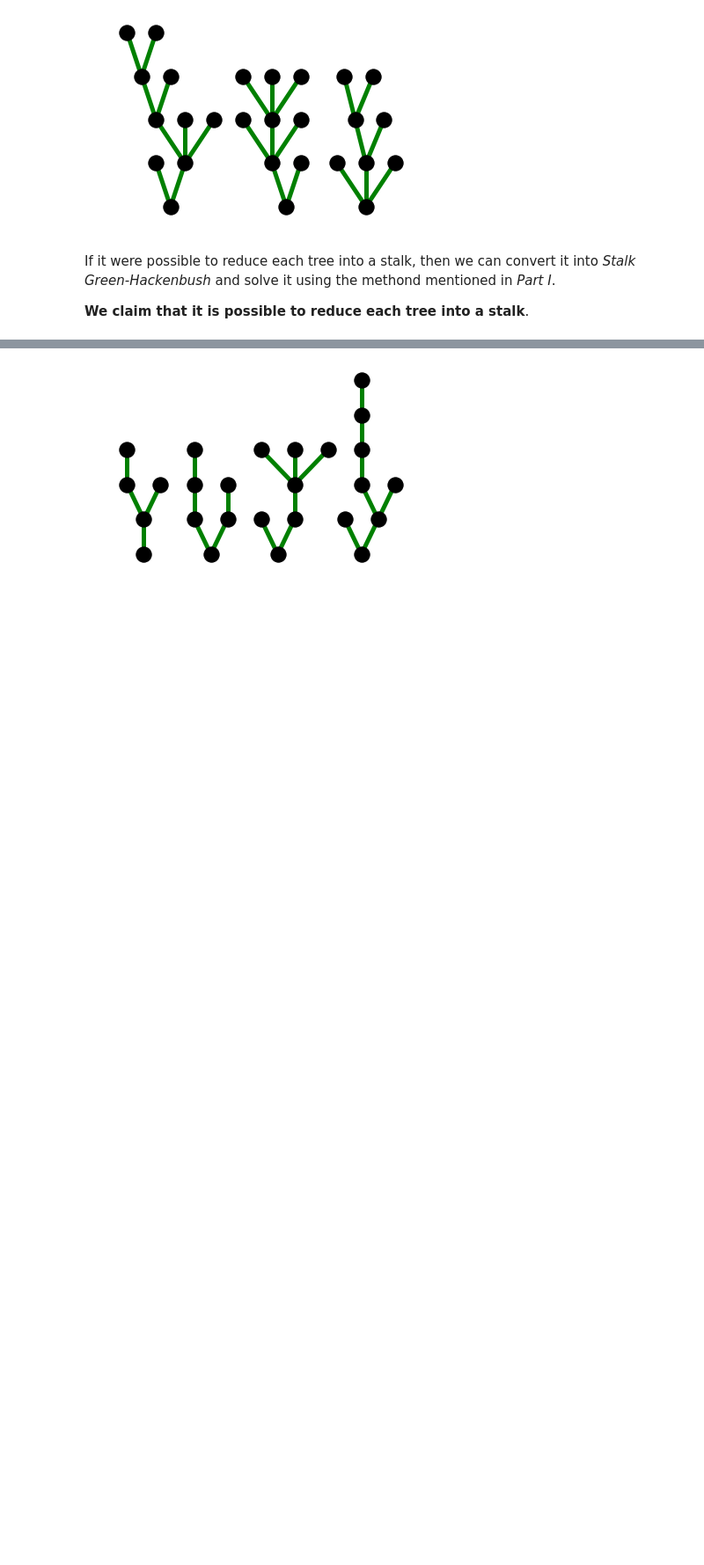
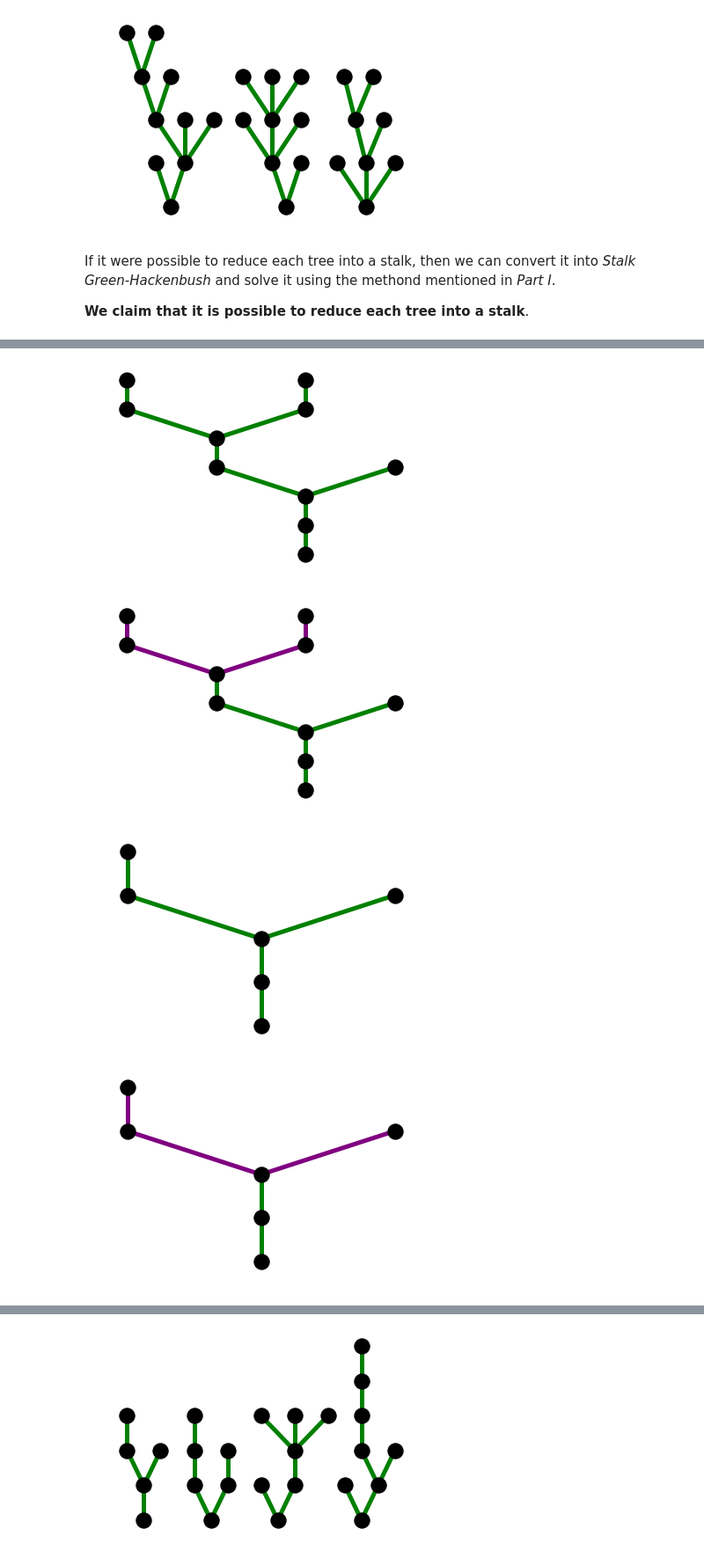
Before and after one commit to Abhinav2812/CS254-Project, a Jupyter notebook: green_hb.ipynb, the cells around one changed output, grey strips where cells are left out. Shown at 88% size. Saved outputs shown, nothing was run; the diff lists cells and outputs as text; code cells hidden in the pictures; blank space fills up the shorter version.

```diff
--- a/green_hb.ipynb
+++ b/green_hb.ipynb
@@ -257,0 +295,8 @@ Consider the following example:
+# %%
+test_tree=get_forest([10])
+reduce_board(test_tree)
+# %% [output]
+[figure, added]
+[figure, added]
+[figure, added]
+[figure, added]
```
Also changed, not shown: parts of 10 cells of this notebook.
